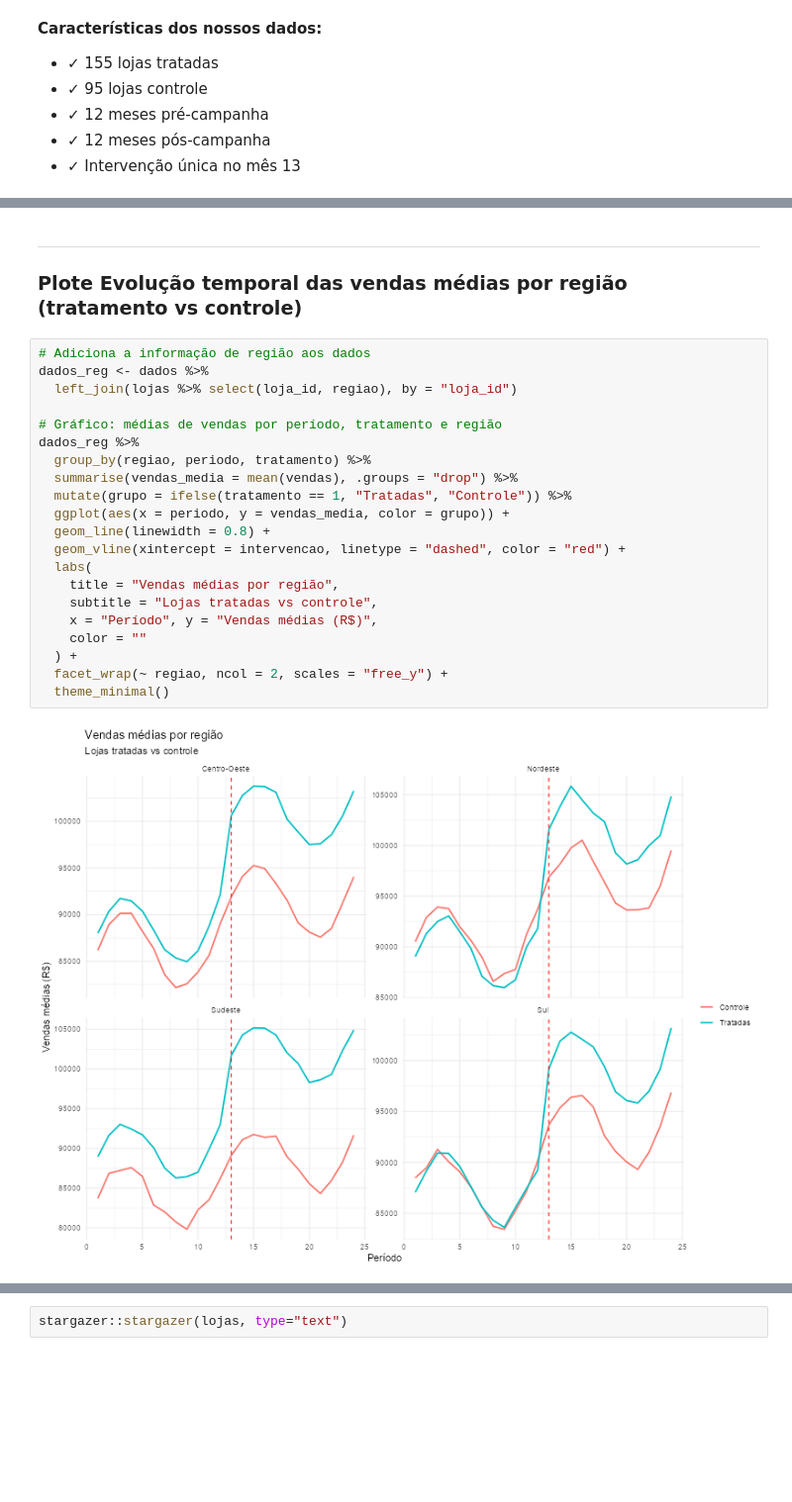
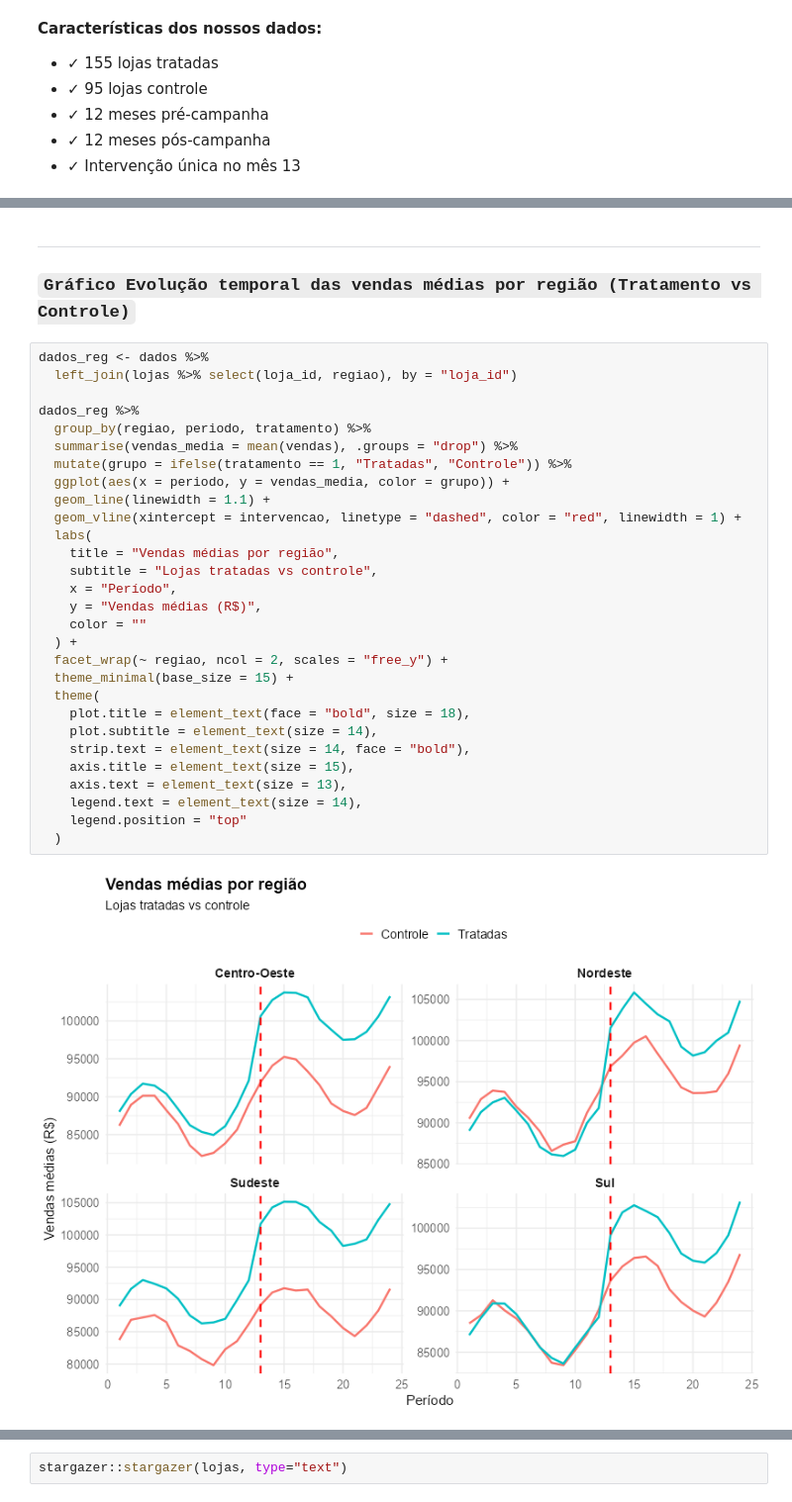
Before and after one commit to silviopaula/ciencia-dados-portifolio, a Jupyter notebook: Marketing_causal_inference/Script R- Marketing e inferência causal.ipynb, the cells around one changed output, grey strips where cells are left out. Shown at 99% size. Drawn from its saved outputs; the diff is of its cells as text; blank space fills up the shorter version.

```diff
--- a/Marketing_causal_inference/Script R- Marketing e inferência causal.ipynb
+++ b/Marketing_causal_inference/Script R- Marketing e inferência causal.ipynb
@@ -393,30 +412,38 @@ dados %>%
 # %% [markdown]
 ------------
 
-### Plote Evolução temporal das vendas médias por região (tratamento vs controle)
+### `Gráfico Evolução temporal das vendas médias por região (Tratamento vs Controle)`
 # %%
-# Adiciona a informação de região aos dados
 dados_reg <- dados %>%
   left_join(lojas %>% select(loja_id, regiao), by = "loja_id")
 
-# Gráfico: médias de vendas por período, tratamento e região
 dados_reg %>%
   group_by(regiao, periodo, tratamento) %>%
   summarise(vendas_media = mean(vendas), .groups = "drop") %>%
   mutate(grupo = ifelse(tratamento == 1, "Tratadas", "Controle")) %>%
   ggplot(aes(x = periodo, y = vendas_media, color = grupo)) +
-  geom_line(linewidth = 0.8) +
-  geom_vline(xintercept = intervencao, linetype = "dashed", color = "red") +
+  geom_line(linewidth = 1.1) +
+  geom_vline(xintercept = intervencao, linetype = "dashed", color = "red", linewidth = 1) +
   labs(
     title = "Vendas médias por região",
     subtitle = "Lojas tratadas vs controle",
-    x = "Período", y = "Vendas médias (R$)",
+    x = "Período",
+    y = "Vendas médias (R$)",
     color = ""
   ) +
   facet_wrap(~ regiao, ncol = 2, scales = "free_y") +
-  theme_minimal()
+  theme_minimal(base_size = 15) +
+  theme(
+    plot.title = element_text(face = "bold", size = 18),
+    plot.subtitle = element_text(size = 14),
+    strip.text = element_text(size = 14, face = "bold"),
+    axis.title = element_text(size = 15),
+    axis.text = element_text(size = 13),
+    legend.text = element_text(size = 14),
+    legend.position = "top"
+  )
 # %% [output]
-[figure, old version]
+[figure, new version]
 # %% [markdown]
 -----------------
 
```
Also changed, not shown: parts of 13 cells of this notebook, 2 other files.
